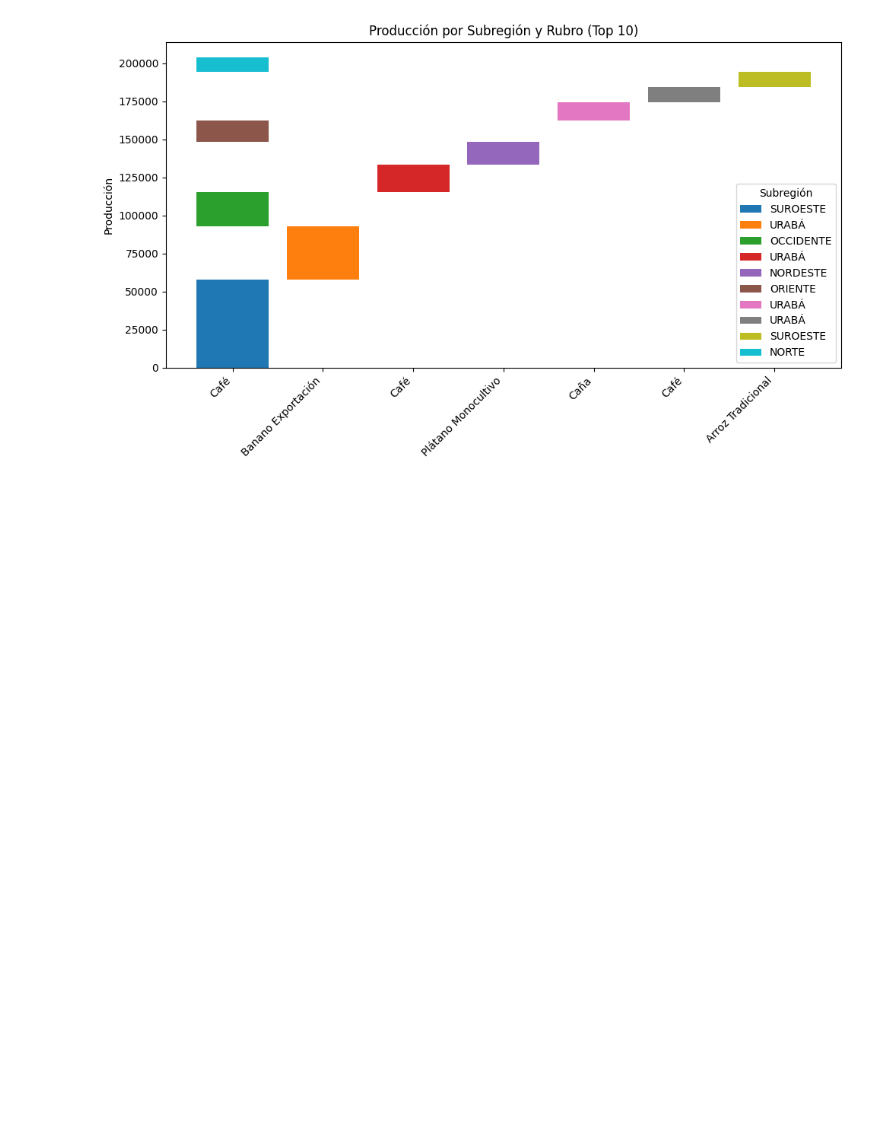
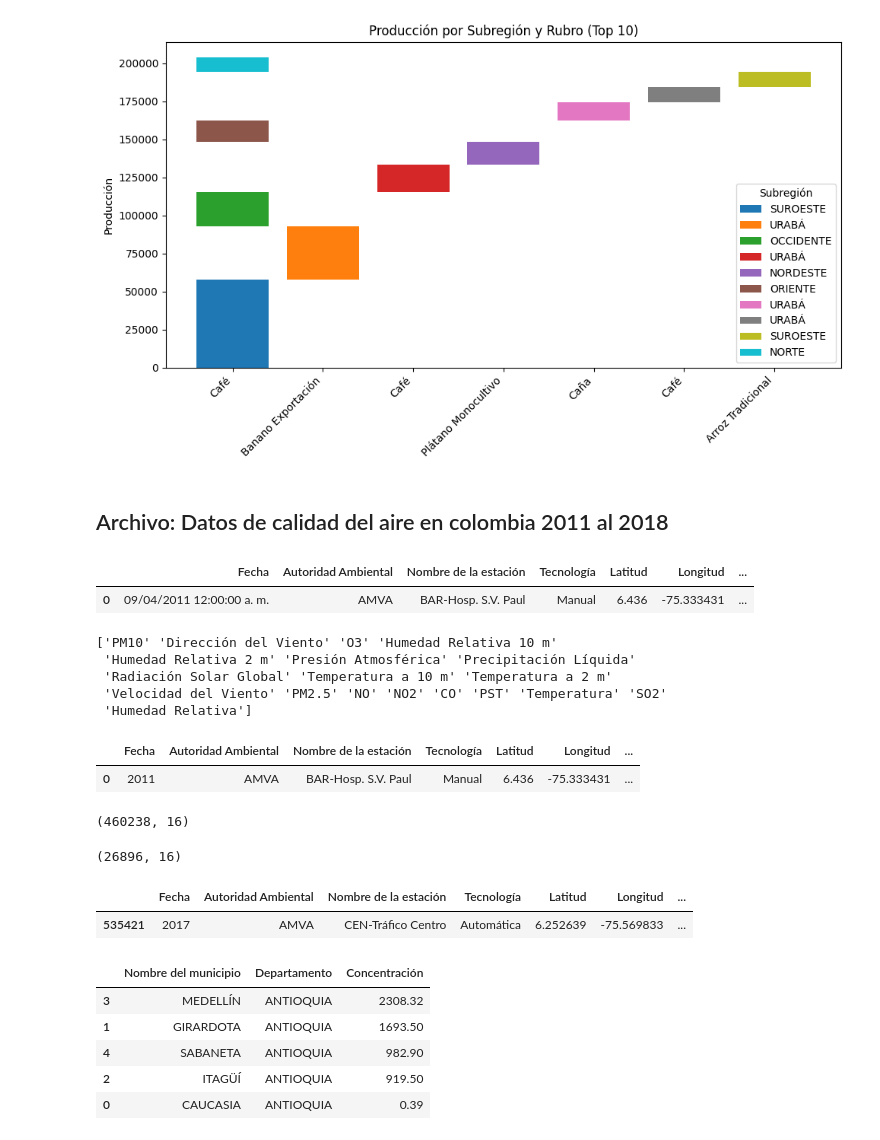
Before and after one commit to stijopa/Tesis, a Jupyter notebook: EDA_T_Sensores.ipynb, the cells around one changed output. Drawn from its saved outputs; the diff is of its cells as text; code cells hidden in the pictures; blank space fills up the shorter version.

```diff
--- a/EDA_T_Sensores.ipynb
+++ b/EDA_T_Sensores.ipynb
@@ -394,3 +394,5 @@ plt.tight_layout()
 plt.show()
 # %% [output]
 [figure]
+# %% [markdown]
+## Archivo: Datos de calidad del aire en colombia 2011 al 2018
@@ -396,0 +402,57 @@ plt.show()
+# %%
+df_Calidad_Aire.head(1)
+# %% [output]
+|  | Fecha | Autoridad Ambiental | Nombre de la estación | Tecnología | Latitud | Longitud | ... |
+| 0 | 09/04/2011 12:00:00 a. m. | AMVA | BAR-Hosp. S.V. Paul | Manual | 6.436 | -75.333431 | ... |
+# %%
+valores_unicos = df_Calidad_Aire['Variable'].unique()
+print(valores_unicos)
+# %% [output]
+['PM10' 'Dirección del Viento' 'O3' 'Humedad Relativa 10 m'
+ 'Humedad Relativa 2 m' 'Presión Atmosférica' 'Precipitación Líquida'
+ 'Radiación Solar Global' 'Temperatura a 10 m' 'Temperatura a 2 m'
+ 'Velocidad del Viento' 'PM2.5' 'NO' 'NO2' 'CO' 'PST' 'Temperatura' 'SO2'
+ 'Humedad Relativa']
+# %%
+df_Calidad_Aire['Fecha'] = pd.to_datetime(df_Calidad_Aire['Fecha'])
+df_Calidad_Aire['Fecha'] = df_Calidad_Aire['Fecha'].dt.year
+df_Calidad_Aire.head(1)
+#df_agrupado = df_Calidad_Aire.groupby('Fecha')['Valor'].sum().reset_index()
+# Mostrar los datos filtrados
+# %% [output]
+|  | Fecha | Autoridad Ambiental | Nombre de la estación | Tecnología | Latitud | Longitud | ... |
+| 0 | 2011 | AMVA | BAR-Hosp. S.V. Paul | Manual | 6.436 | -75.333431 | ... |
+# %%
+# # # # Convertir la columna 'fecha' a datetime
+# # # df_Sensores['Fecha'] = pd.to_datetime(df_Sensores['Fecha'])
+
+# # # # Ahora puedes acceder al atributo .dt
+# # # fechas_unicas = df_Sensores['Fecha'].dt.year.unique()
+año_busqueda = 2017
+df_Calidad_Aire_2017 = df_Calidad_Aire[df_Calidad_Aire['Fecha'] == año_busqueda]
+df_Calidad_Aire_2017.shape ##(460238, 16)
+# %% [output]
+(460238, 16)
+# %%
+Indicardor = "Precipitación Líquida"
+df_Calidad_Aire_indicador = df_Calidad_Aire_2017[df_Calidad_Aire_2017['Variable'] == Indicardor]
+df_Calidad_Aire_indicador.shape #(26896, 16)
+# %% [output]
+(26896, 16)
+# %%
+df_Calidad_Aire_indicador.head(1)
+# %% [output]
+|  | Fecha | Autoridad Ambiental | Nombre de la estación | Tecnología | Latitud | Longitud | ... |
+| 535421 | 2017 | AMVA | CEN-Tráfico Centro | Automática | 6.252639 | -75.569833 | ... |
+# %%
+df_Agrupado_Indicador = df_Calidad_Aire_indicador.groupby(['Nombre del municipio','Departamento'])['Concentración'].sum().reset_index()
+#grupo_ordenado = df_Agrupado_Prod.sum(axis=1).sort_values(ascending=False)
+df_Agrupado_Indicador_Order = df_Agrupado_Indicador.sort_values(by='Concentración', ascending=False)
+df_Agrupado_Indicador_Order.head(10)
+# %% [output]
+|  | Nombre del municipio | Departamento | Concentración |
+| 3 | MEDELLÍN | ANTIOQUIA | 2308.32 |
+| 1 | GIRARDOTA | ANTIOQUIA | 1693.50 |
+| 4 | SABANETA | ANTIOQUIA | 982.90 |
+| 2 | ITAGÜÍ | ANTIOQUIA | 919.50 |
+| 0 | CAUCASIA | ANTIOQUIA | 0.39 |
```
Also changed, not shown: parts of 3 cells of this notebook.
